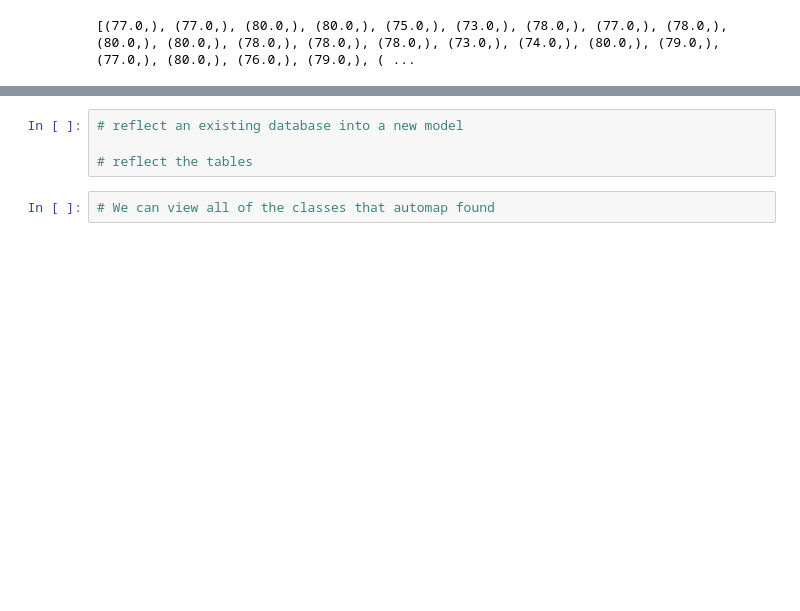
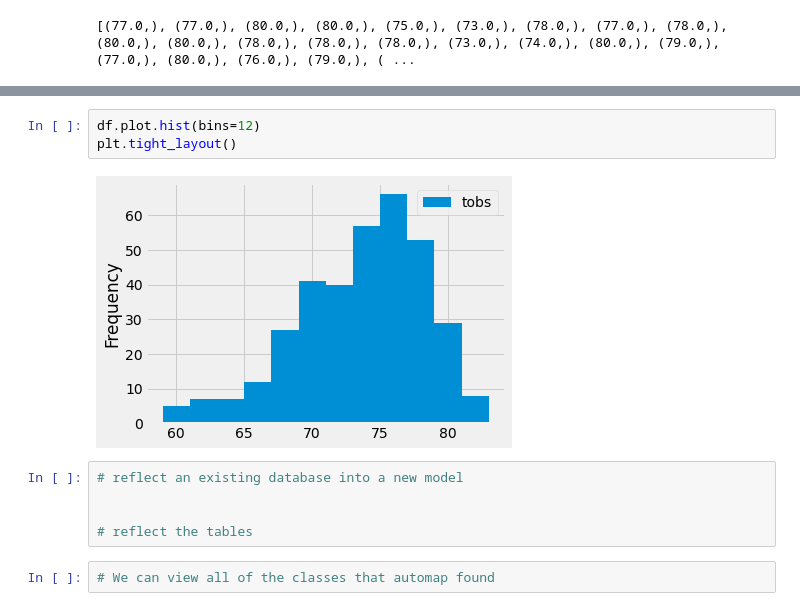
Before and after one commit to SeanW029/surfs_up, a Jupyter notebook: climate_analysis.ipynb, the cells around one changed output, grey strips where cells are left out. Cells and saved outputs as stored; diff of their text form; blank space fills up the shorter version.

```diff
--- a/climate_analysis.ipynb
+++ b/climate_analysis.ipynb
@@ -112,6 +126,12 @@ df = pd.DataFrame(results, columns=['tobs'])
+# %%
+df.plot.hist(bins=12)
+plt.tight_layout()
+# %% [output]
+[figure, added]
 # %%
 # reflect an existing database into a new model
 
+
 # reflect the tables
 # %%
 # We can view all of the classes that automap found
```
Also changed, not shown: parts of 1 cell of this notebook, 1 other file.
